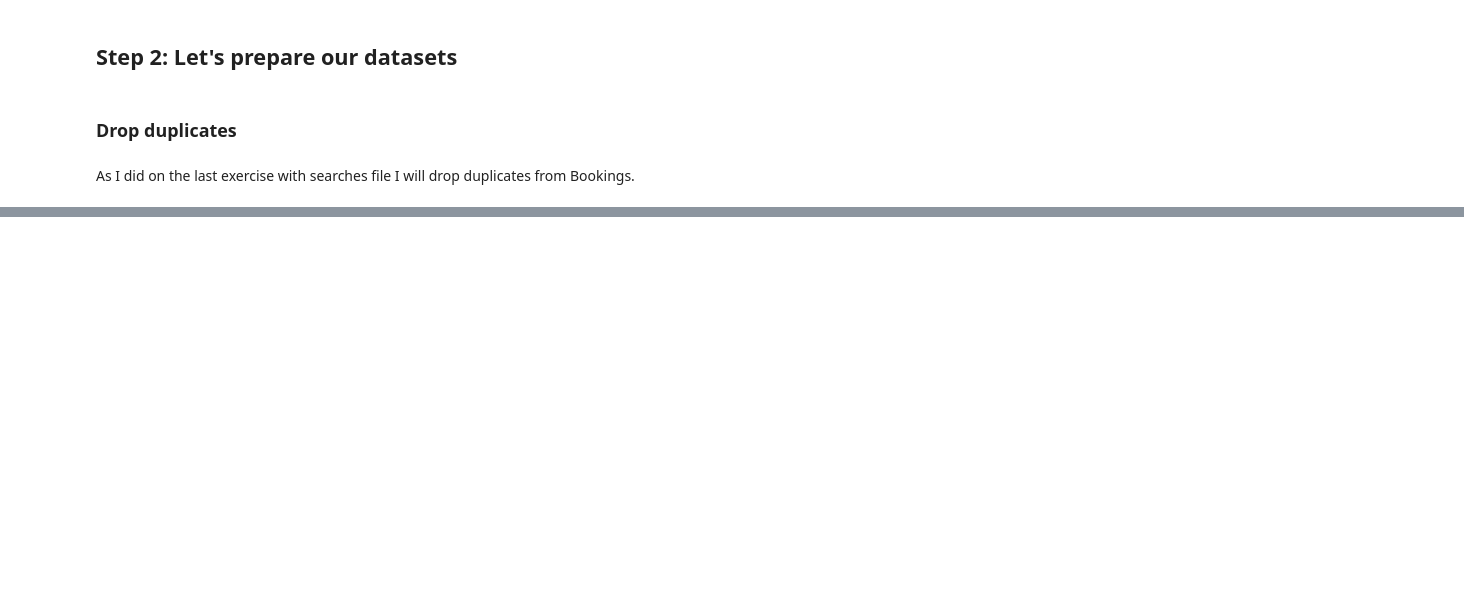
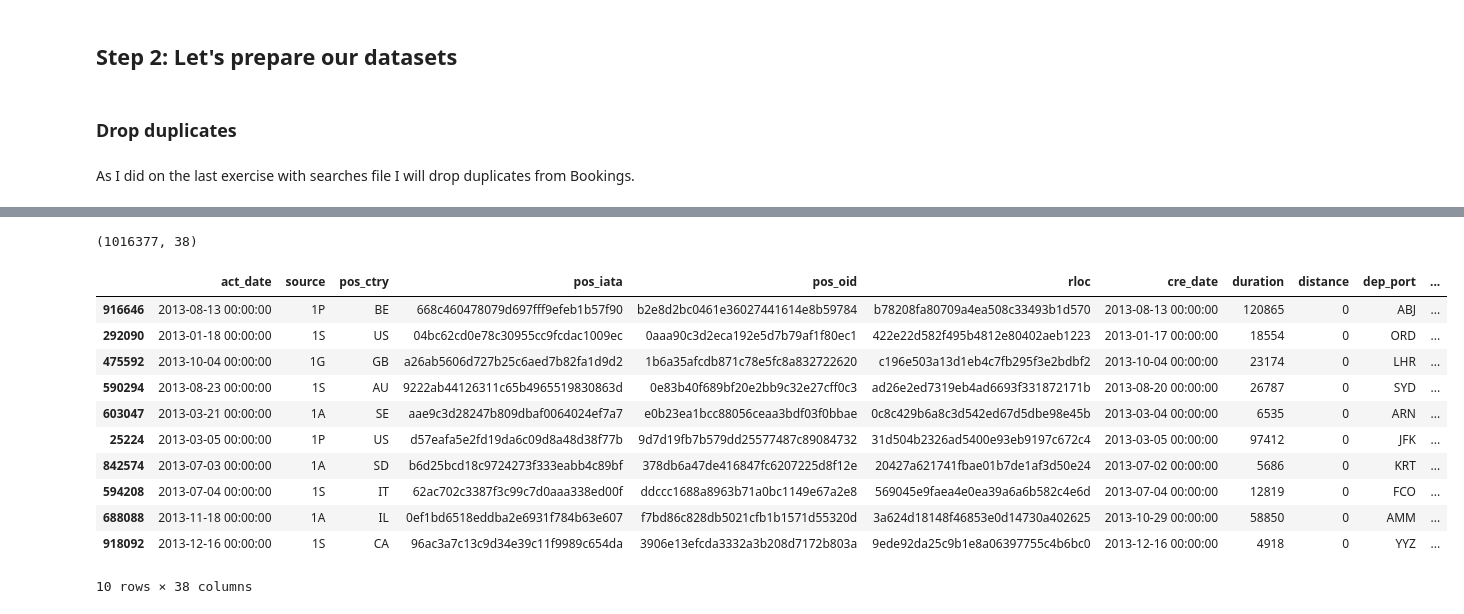
Before and after one commit to Laurajmoreno/DS_Challenge, a Jupyter notebook: Exercise 4 - Searches with bookings match.ipynb, the cells around one changed output, grey strips where cells are left out. Drawn from its saved outputs; the diff is of its cells as text; code cells hidden in the pictures; blank space fills up the shorter version.

```diff
--- a/Exercise 4 - Searches with bookings match.ipynb
+++ b/Exercise 4 - Searches with bookings match.ipynb
@@ -132,0 +168,19 @@ for df in reader:
+# %%
+all_chunks.shape
+# %% [output]
+(1016377, 38)
+# %%
+all_chunks.sample(10)
+# %% [output]
+|  | act_date | source | pos_ctry | pos_iata | pos_oid | rloc | cre_date | duration | distance | dep_port | ... |
+| 916646 | 2013-08-13 00:00:00 | 1P | BE | 668c460478079d697fff9efeb1b57f90 | b2e8d2bc0461e36027441614e8b59784 | b78208fa80709a4ea508c33493b1d570 | 2013-08-13 00:00:00 | 120865 | 0 | ABJ | ... |
+| 292090 | 2013-01-18 00:00:00 | 1S | US | 04bc62cd0e78c30955cc9fcdac1009ec | 0aaa90c3d2eca192e5d7b79af1f80ec1 | 422e22d582f495b4812e80402aeb1223 | 2013-01-17 00:00:00 | 18554 | 0 | ORD | ... |
+| 475592 | 2013-10-04 00:00:00 | 1G | GB | a26ab5606d727b25c6aed7b82fa1d9d2 | 1b6a35afcdb871c78e5fc8a832722620 | c196e503a13d1eb4c7fb295f3e2bdbf2 | 2013-10-04 00:00:00 | 23174 | 0 | LHR | ... |
+| 590294 | 2013-08-23 00:00:00 | 1S | AU | 9222ab44126311c65b4965519830863d | 0e83b40f689bf20e2bb9c32e27cff0c3 | ad26e2ed7319eb4ad6693f331872171b | 2013-08-20 00:00:00 | 26787 | 0 | SYD | ... |
+| 603047 | 2013-03-21 00:00:00 | 1A | SE | aae9c3d28247b809dbaf0064024ef7a7 | e0b23ea1bcc88056ceaa3bdf03f0bbae | 0c8c429b6a8c3d542ed67d5dbe98e45b | 2013-03-04 00:00:00 | 6535 | 0 | ARN | ... |
+| 25224 | 2013-03-05 00:00:00 | 1P | US | d57eafa5e2fd19da6c09d8a48d38f77b | 9d7d19fb7b579dd25577487c89084732 | 31d504b2326ad5400e93eb9197c672c4 | 2013-03-05 00:00:00 | 97412 | 0 | JFK | ... |
+| 842574 | 2013-07-03 00:00:00 | 1A | SD | b6d25bcd18c9724273f333eabb4c89bf | 378db6a47de416847fc6207225d8f12e | 20427a621741fbae01b7de1af3d50e24 | 2013-07-02 00:00:00 | 5686 | 0 | KRT | ... |
+| 594208 | 2013-07-04 00:00:00 | 1S | IT | 62ac702c3387f3c99c7d0aaa338ed00f | ddccc1688a8963b71a0bc1149e67a2e8 | 569045e9faea4e0ea39a6a6b582c4e6d | 2013-07-04 00:00:00 | 12819 | 0 | FCO | ... |
+| 688088 | 2013-11-18 00:00:00 | 1A | IL | 0ef1bd6518eddba2e6931f784b63e607 | f7bd86c828db5021cfb1b1571d55320d | 3a624d18148f46853e0d14730a402625 | 2013-10-29 00:00:00 | 58850 | 0 | AMM | ... |
+| 918092 | 2013-12-16 00:00:00 | 1S | CA | 96ac3a7c13c9d34e39c11f9989c654da | 3906e13efcda3332a3b208d7172b803a | 9ede92da25c9b1e8a06397755c4b6bc0 | 2013-12-16 00:00:00 | 4918 | 0 | YYZ | ... |
+10 rows × 38 columns
```
Also changed, not shown: parts of 7 cells of this notebook.
